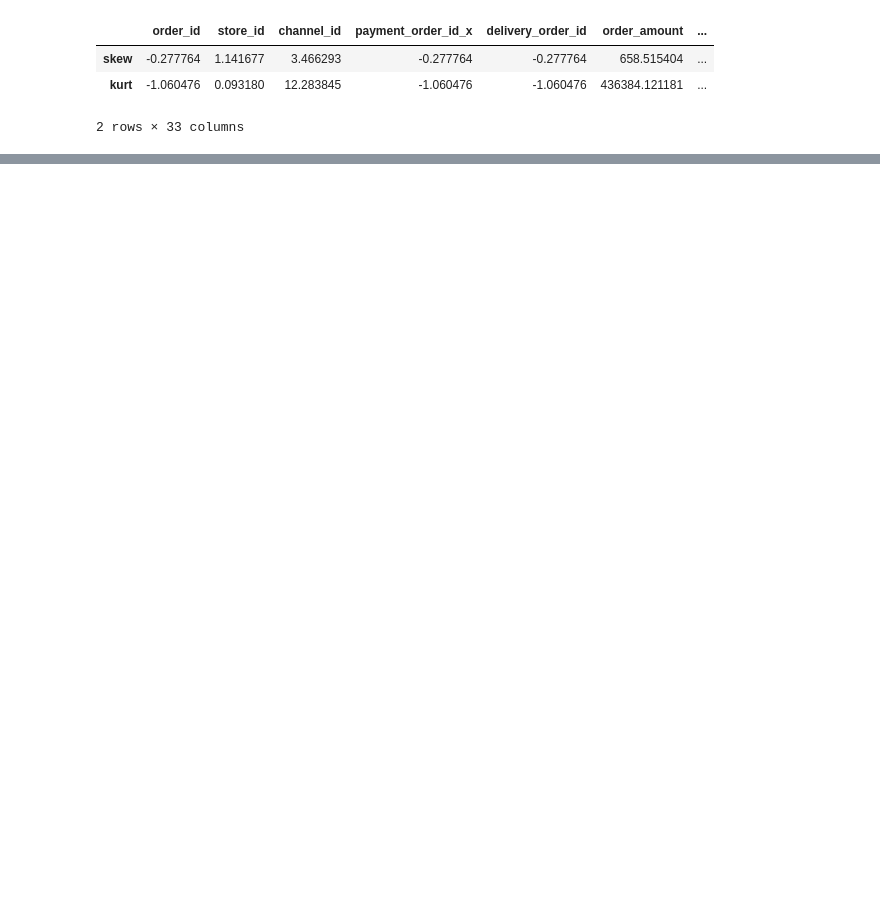
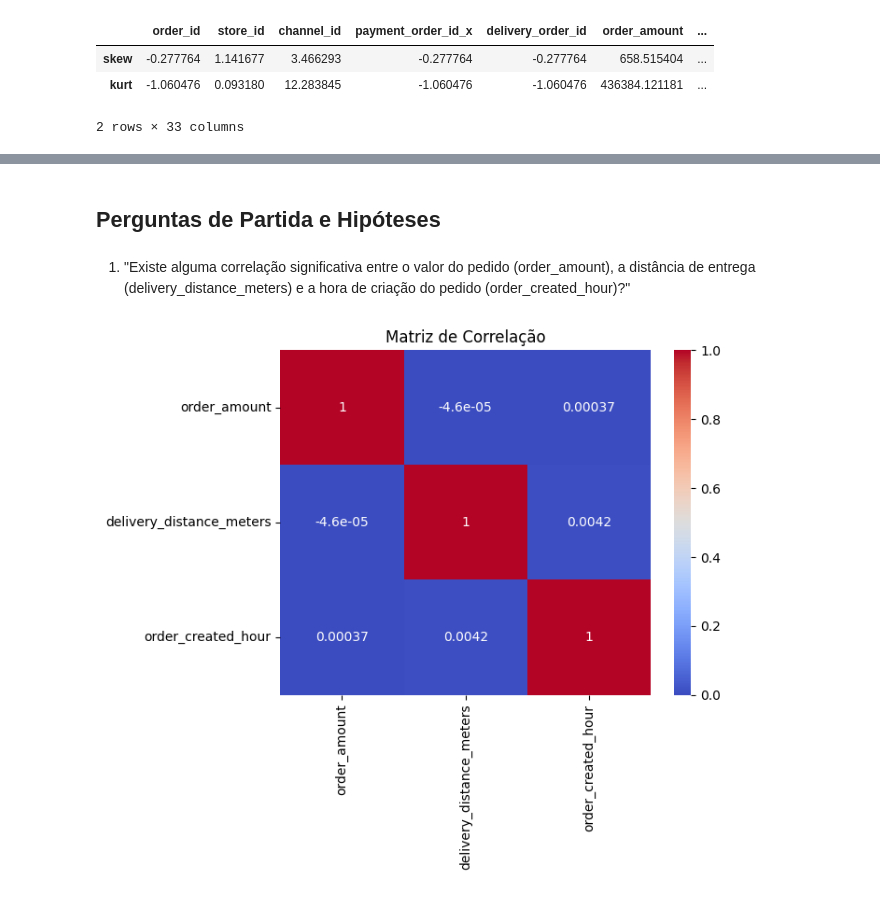
Before and after one commit to joao-paulo-alt/challenge-fiap, a Jupyter notebook: notebooks/05-Análise_Exploratória.ipynb, the cells around one changed output, grey strips where cells are left out. Saved outputs shown, nothing was run; the diff lists cells and outputs as text; code cells hidden in the pictures; blank space fills up the shorter version.

```diff
--- a/notebooks/05-Análise_Exploratória.ipynb
+++ b/notebooks/05-Análise_Exploratória.ipynb
@@ -325,0 +546,18 @@ Para explorar as distribuições das variáveis numéricas, utilizamos **histogr
+# %%
+# Definindo o formato de data esperado.
+date_format = "%m/%d/%Y %I:%M:%S %p"
+
+#  Performance Logística
+## Tempo Médio da Jornada de Pedido (Entre Fases)
+
+# Calcular o tempo de aprovação (usando 'order_moment_accepted' para o pagamento/aceitação)
+df['tempo_aprovacao'] = (pd.to_datetime(df['order_moment_accepted'], format=date_format, errors='coerce') - pd.to_datetime(df['order_moment_created'], format=date_format, errors='coerce')).dt.total_seconds() / 60
+
+# Calcular o tempo de envio (usando 'order_moment_in_expedition' para o momento de envio)
+df['tempo_envio'] = (pd.to_datetime(df['order_moment_in_expedition'], format=date_format, errors='coerce') - pd.to_datetime(df['order_moment_accepted'], format=date_format, errors='coerce')).dt.total_seconds() / 60
+
+# Calcular o tempo de entrega (usando 'order_moment_delivering' ou 'order_moment_delivered' para o momento de entrega)
+df['tempo_entrega'] = (pd.to_datetime(df['order_moment_delivered'], format=date_format, errors='coerce') - pd.to_datetime(df['order_moment_in_expedition'], format=date_format, errors='coerce')).dt.total_seconds() / 60
+
+# Exibir a descrição estatística dos tempos
+df[['tempo_aprovacao', 'tempo_envio', 'tempo_entrega']].describe()
@@ -325,0 +623,17 @@ Para explorar as distribuições das variáveis numéricas, utilizamos **histogr
+# %% [markdown]
+## Perguntas de Partida e Hipóteses
+# %% [markdown]
+1. "Existe alguma correlação significativa entre o valor do pedido (order_amount), a distância de entrega (delivery_distance_meters) e a hora de criação do pedido (order_created_hour)?"
+# %%
+# Análises de Correlação
+## Correlação Entre Métricas-Chave
+
+import seaborn as sns
+import matplotlib.pyplot as plt
+
+corr = df[['order_amount', 'delivery_distance_meters', 'order_created_hour']].corr()
+sns.heatmap(corr, annot=True, cmap='coolwarm')
+plt.title('Matriz de Correlação')
+plt.show()
+# %% [output]
+[figure, added]
```
Also changed, not shown: parts of 37 cells of this notebook.
